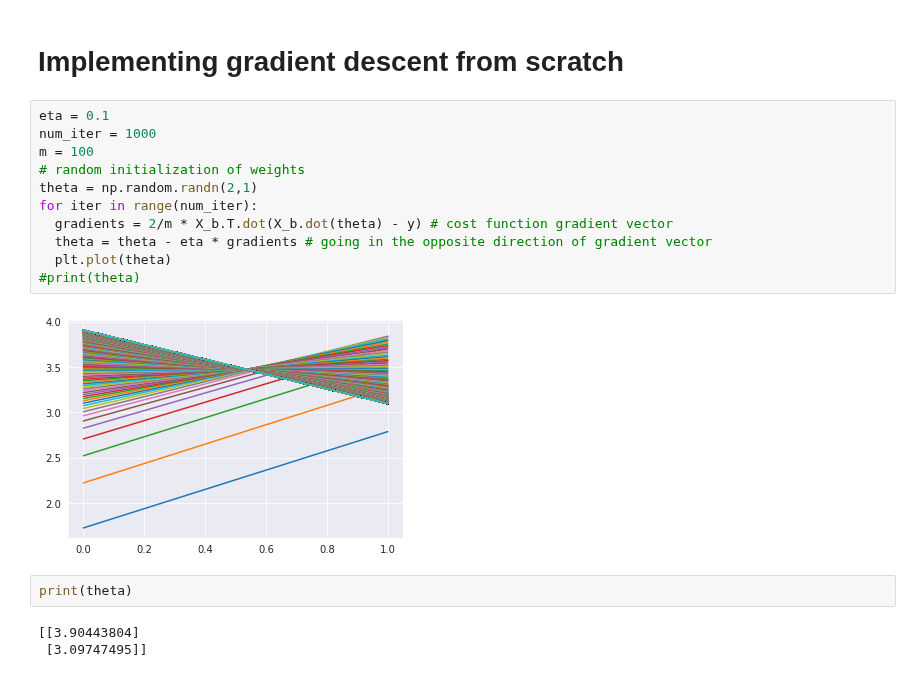
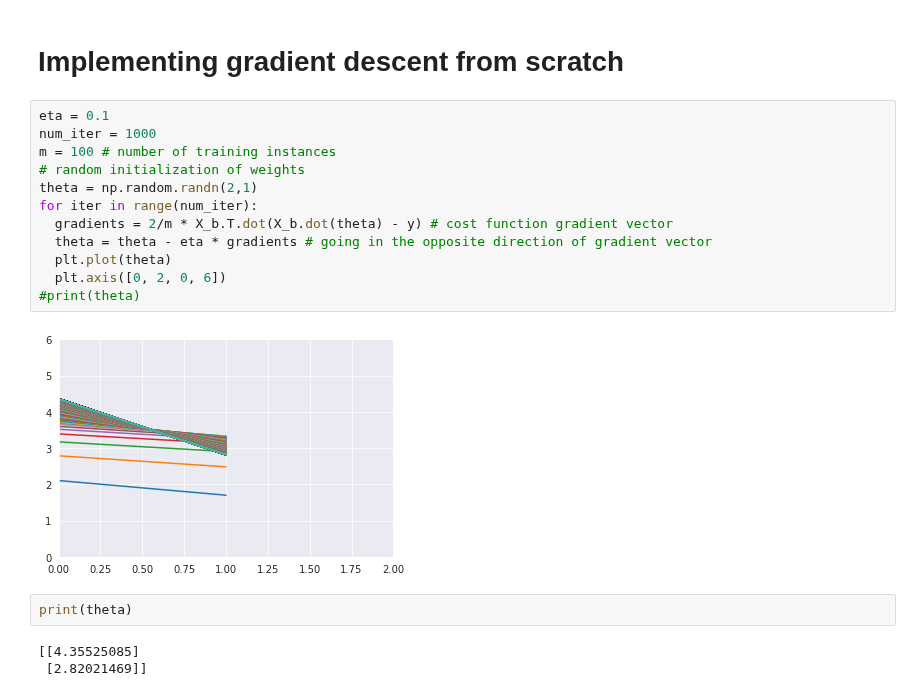
Before and after one commit to silvererudite/30-for-30-ml-projects, a Jupyter notebook: supervised/lin_reg_from_scratch.ipynb, the cells around one changed output. Saved outputs shown, nothing was run; the diff lists cells and outputs as text.

```diff
--- a/supervised/lin_reg_from_scratch.ipynb
+++ b/supervised/lin_reg_from_scratch.ipynb
@@ -40,18 +58,19 @@ plt.show()
 # %%
 eta = 0.1
 num_iter = 1000
-m = 100
+m = 100 # number of training instances
 # random initialization of weights
 theta = np.random.randn(2,1)
 for iter in range(num_iter):
   gradients = 2/m * X_b.T.dot(X_b.dot(theta) - y) # cost function gradient vector
   theta = theta - eta * gradients # going in the opposite direction of gradient vector
   plt.plot(theta)
+  plt.axis([0, 2, 0, 6])
 #print(theta)
 # %% [output]
-[figure, old version]
+[figure, new version]
 # %%
 print(theta)
 # %% [output]
-[[3.90443804]
- [3.09747495]]
+[[4.35525085]
+ [2.82021469]]
```
Also changed, not shown: parts of 5 cells of this notebook.
